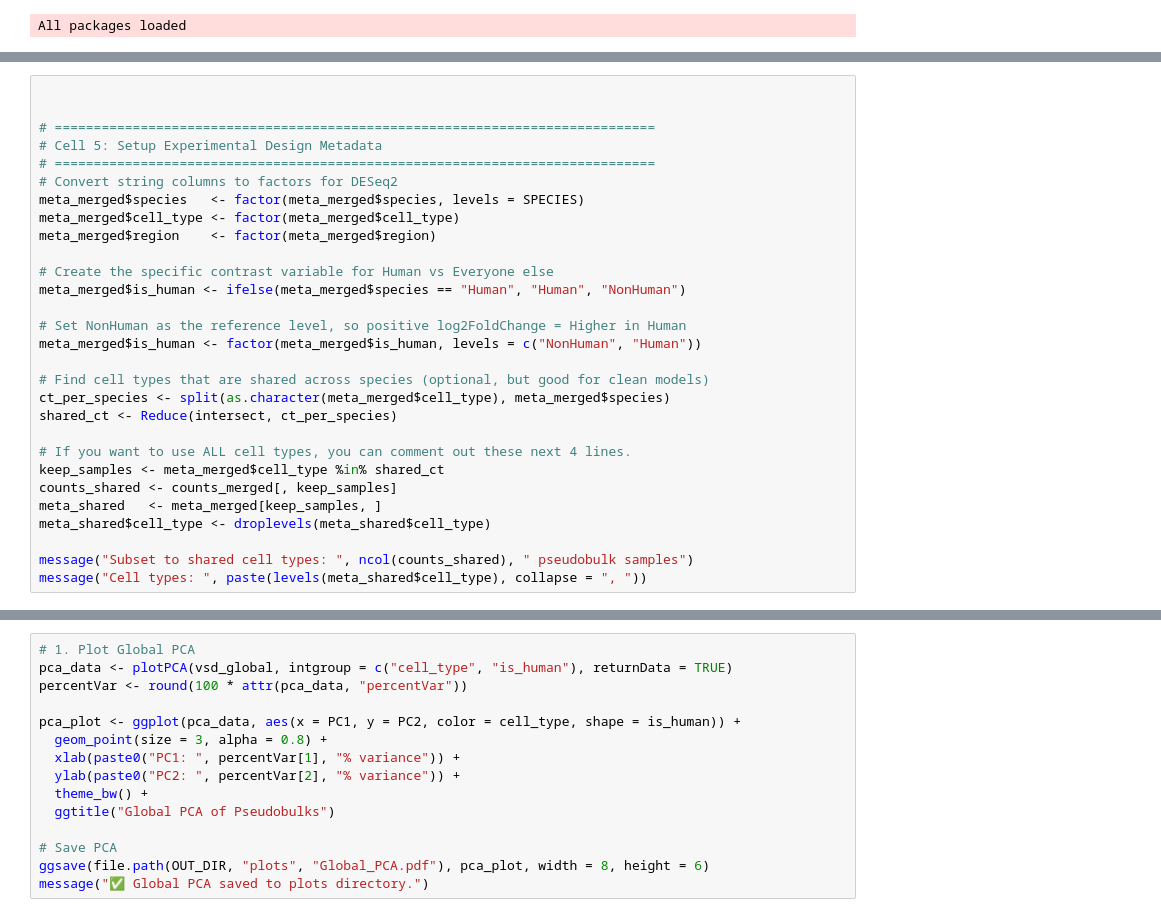
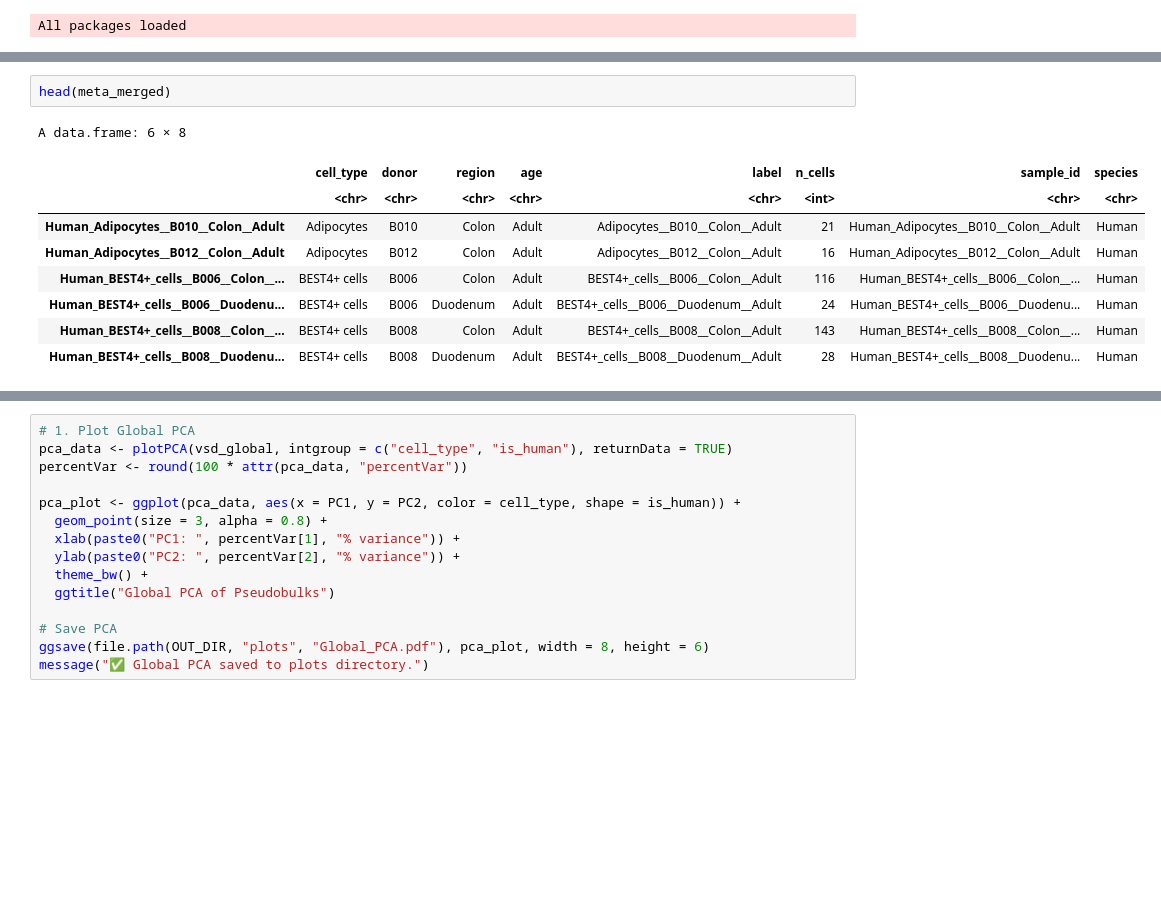
Before and after one commit to jjans5/peak_calling, a Jupyter notebook: atac_pipeline/notebooks/10_deseq2_pseudobulk_R.ipynb, the cells around one changed output, grey strips where cells are left out. Cells and saved outputs as stored; diff of their text form; blank space fills up the shorter version.

```diff
--- a/atac_pipeline/notebooks/10_deseq2_pseudobulk_R.ipynb
+++ b/atac_pipeline/notebooks/10_deseq2_pseudobulk_R.ipynb
@@ -279,29 +153,0 @@ Merged matrix: 0 peaks x 678 samples (donor pseudobulks)
-# %%
-
-
-# =============================================================================
-# Cell 5: Setup Experimental Design Metadata
-# =============================================================================
-# Convert string columns to factors for DESeq2
-meta_merged$species   <- factor(meta_merged$species, levels = SPECIES)
-meta_merged$cell_type <- factor(meta_merged$cell_type)
-meta_merged$region    <- factor(meta_merged$region)
-
-# Create the specific contrast variable for Human vs Everyone else
-meta_merged$is_human <- ifelse(meta_merged$species == "Human", "Human", "NonHuman")
-
-# Set NonHuman as the reference level, so positive log2FoldChange = Higher in Human
-meta_merged$is_human <- factor(meta_merged$is_human, levels = c("NonHuman", "Human"))
-
-# Find cell types that are shared across species (optional, but good for clean models)
-ct_per_species <- split(as.character(meta_merged$cell_type), meta_merged$species)
-shared_ct <- Reduce(intersect, ct_per_species)
-
-# If you want to use ALL cell types, you can comment out these next 4 lines.
-keep_samples <- meta_merged$cell_type %in% shared_ct
-counts_shared <- counts_merged[, keep_samples]
-meta_shared   <- meta_merged[keep_samples, ]
-meta_shared$cell_type <- droplevels(meta_shared$cell_type)
-
-message("Subset to shared cell types: ", ncol(counts_shared), " pseudobulk samples")
-message("Cell types: ", paste(levels(meta_shared$cell_type), collapse = ", "))
@@ -348,0 +154,12 @@ ERROR: Error in `ggsave()`:
+# %%
+head(meta_merged)
+# %% [output]
+A data.frame: 6 × 8
+|  | cell_type | donor | region | age | label | n_cells | sample_id | species |
+|  | <chr> | <chr> | <chr> | <chr> | <chr> | <int> | <chr> | <chr> |
+| Human_Adipocytes__B010__Colon__Adult | Adipocytes | B010 | Colon | Adult | Adipocytes__B010__Colon__Adult | 21 | Human_Adipocytes__B010__Colon__Adult | Human |
+| Human_Adipocytes__B012__Colon__Adult | Adipocytes | B012 | Colon | Adult | Adipocytes__B012__Colon__Adult | 16 | Human_Adipocytes__B012__Colon__Adult | Human |
+| Human_BEST4+_cells__B006__Colon__... | BEST4+ cells | B006 | Colon | Adult | BEST4+_cells__B006__Colon__Adult | 116 | Human_BEST4+_cells__B006__Colon__... | Human |
+| Human_BEST4+_cells__B006__Duodenu... | BEST4+ cells | B006 | Duodenum | Adult | BEST4+_cells__B006__Duodenum__Adult | 24 | Human_BEST4+_cells__B006__Duodenu... | Human |
+| Human_BEST4+_cells__B008__Colon__... | BEST4+ cells | B008 | Colon | Adult | BEST4+_cells__B008__Colon__Adult | 143 | Human_BEST4+_cells__B008__Colon__... | Human |
+| Human_BEST4+_cells__B008__Duodenu... | BEST4+ cells | B008 | Duodenum | Adult | BEST4+_cells__B008__Duodenum__Adult | 28 | Human_BEST4+_cells__B008__Duodenu... | Human |
```
Also changed, not shown: parts of 12 cells of this notebook, 13 other files.
